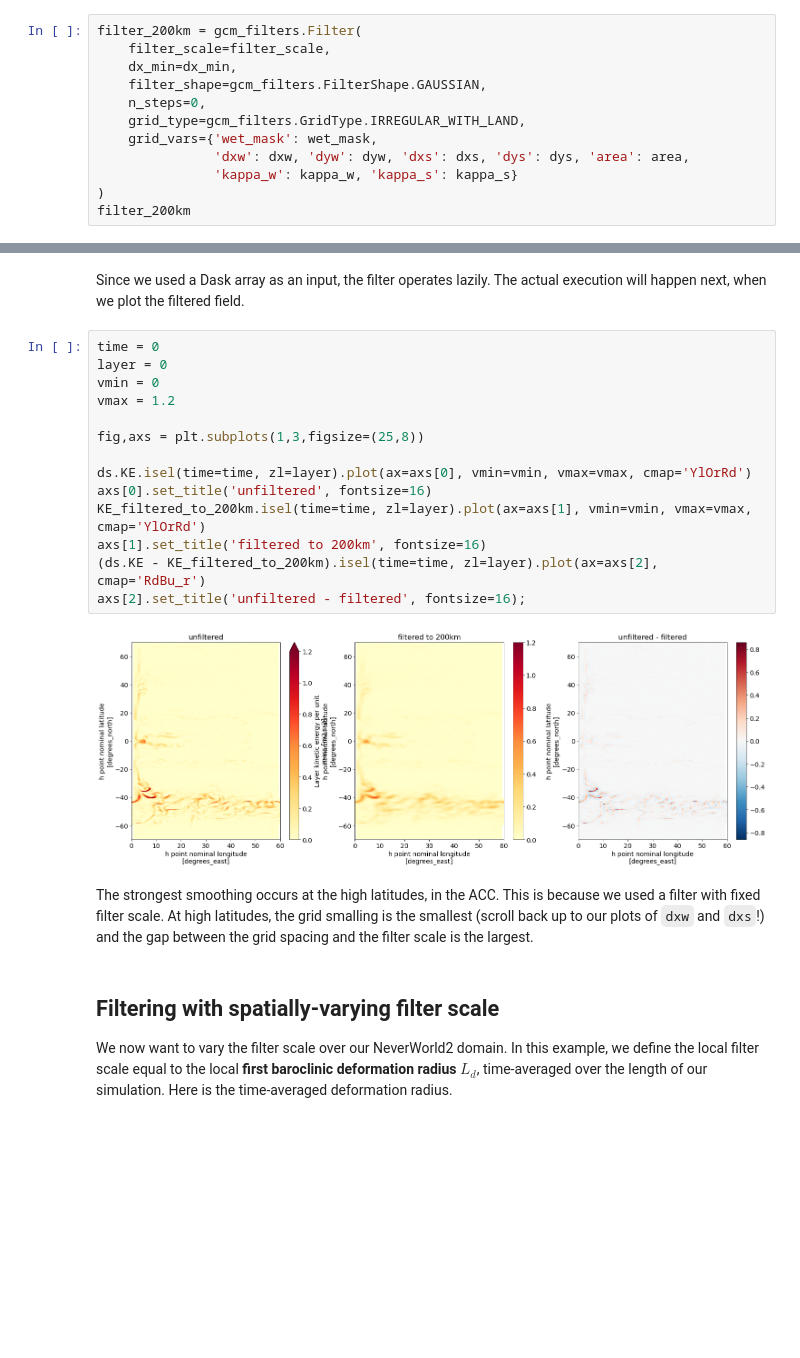
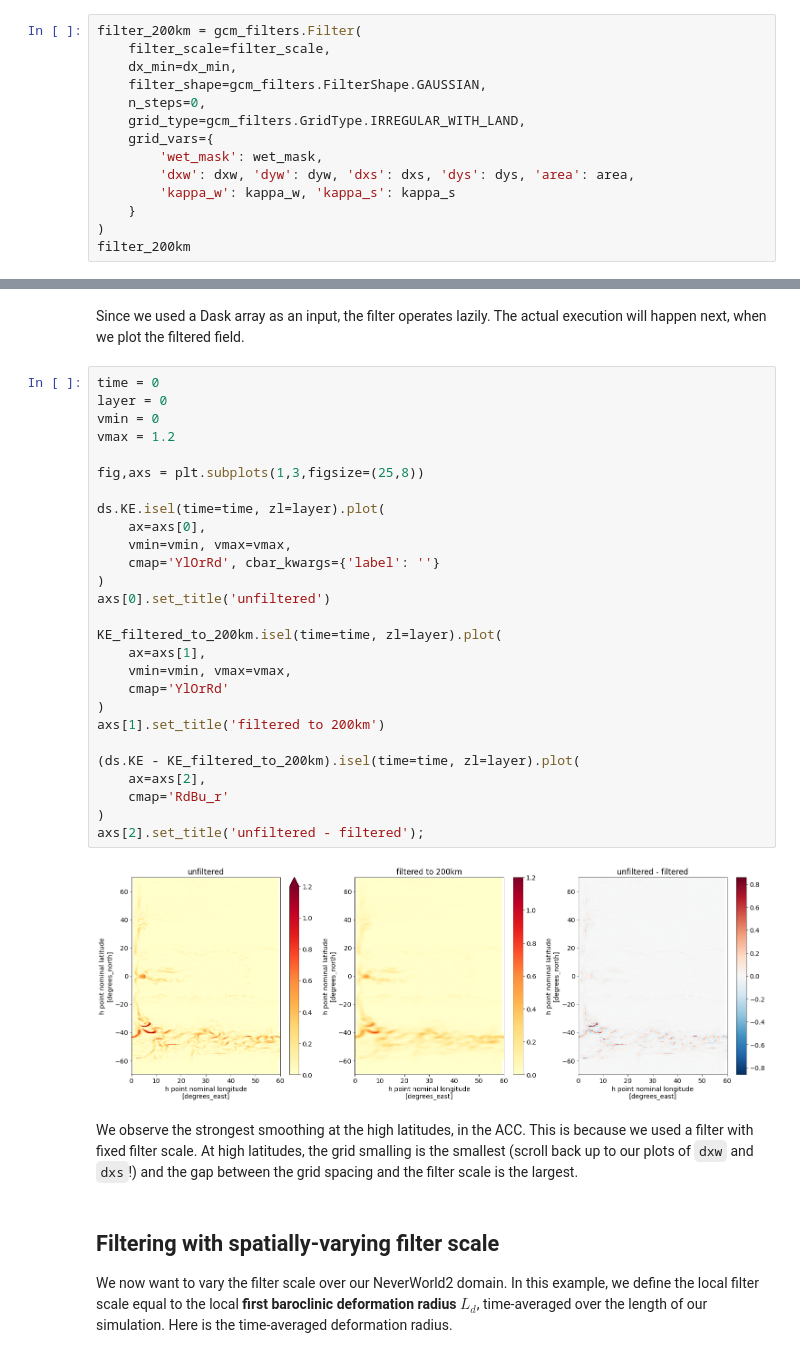
Before and after one commit to NoraLoose/gcm-filters, a Jupyter notebook: docs/tutorial_filter_types.ipynb, the cells around one changed output, grey strips where cells are left out. Drawn from its saved outputs; the diff is of its cells as text; blank space fills up the shorter version.

```diff
--- a/docs/tutorial_filter_types.ipynb
+++ b/docs/tutorial_filter_types.ipynb
@@ -169,9 +162,11 @@ filter_200km = gcm_filters.Filter(
     filter_shape=gcm_filters.FilterShape.GAUSSIAN,
     n_steps=0,
     grid_type=gcm_filters.GridType.IRREGULAR_WITH_LAND,
-    grid_vars={'wet_mask': wet_mask,
-               'dxw': dxw, 'dyw': dyw, 'dxs': dxs, 'dys': dys, 'area': area,
-               'kappa_w': kappa_w, 'kappa_s': kappa_s}
+    grid_vars={
+        'wet_mask': wet_mask,
+        'dxw': dxw, 'dyw': dyw, 'dxs': dxs, 'dys': dys, 'area': area,
+        'kappa_w': kappa_w, 'kappa_s': kappa_s
+    }
 )
 filter_200km
 # %% [output]
@@ -248,21 +243,34 @@ Since we used a Dask array as an input, the filter operates lazily. The actual e
 # %%
 time = 0
 layer = 0
 vmin = 0
 vmax = 1.2
 
 fig,axs = plt.subplots(1,3,figsize=(25,8))
 
-ds.KE.isel(time=time, zl=layer).plot(ax=axs[0], vmin=vmin, vmax=vmax, cmap='YlOrRd')
-axs[0].set_title('unfiltered', fontsize=16)
-KE_filtered_to_200km.isel(time=time, zl=layer).plot(ax=axs[1], vmin=vmin, vmax=vmax, cmap='YlOrRd')
-axs[1].set_title('filtered to 200km', fontsize=16)
-(ds.KE - KE_filtered_to_200km).isel(time=time, zl=layer).plot(ax=axs[2], cmap='RdBu_r')
-axs[2].set_title('unfiltered - filtered', fontsize=16);
+ds.KE.isel(time=time, zl=layer).plot(
+    ax=axs[0],
+    vmin=vmin, vmax=vmax,
+    cmap='YlOrRd', cbar_kwargs={'label': ''}
+)
+axs[0].set_title('unfiltered')
+
+KE_filtered_to_200km.isel(time=time, zl=layer).plot(
+    ax=axs[1],
+    vmin=vmin, vmax=vmax,
+    cmap='YlOrRd'
+)
+axs[1].set_title('filtered to 200km')
+
+(ds.KE - KE_filtered_to_200km).isel(time=time, zl=layer).plot(
+    ax=axs[2],
+    cmap='RdBu_r'
+)
+axs[2].set_title('unfiltered - filtered');
 # %% [output]
-[figure, old version]
+[figure, new version]
 # %% [markdown]
-The strongest smoothing occurs at the high latitudes, in the ACC. This is because we used a filter with fixed filter scale. At high latitudes, the grid smalling is the smallest (scroll back up to our plots of `dxw` and `dxs`!) and the gap between the grid spacing and the filter scale is the largest.
+We observe the strongest smoothing at the high latitudes, in the ACC. This is because we used a filter with fixed filter scale. At high latitudes, the grid smalling is the smallest (scroll back up to our plots of `dxw` and `dxs`!) and the gap between the grid spacing and the filter scale is the largest.
 # %% [markdown]
 ## Filtering with spatially-varying filter scale
 We now want to vary the filter scale over our NeverWorld2 domain. In this example, we define the local filter scale equal to the local **first baroclinic deformation radius** $L_d$, time-averaged over the length of our simulation.
```
Also changed, not shown: parts of 20 cells of this notebook.
